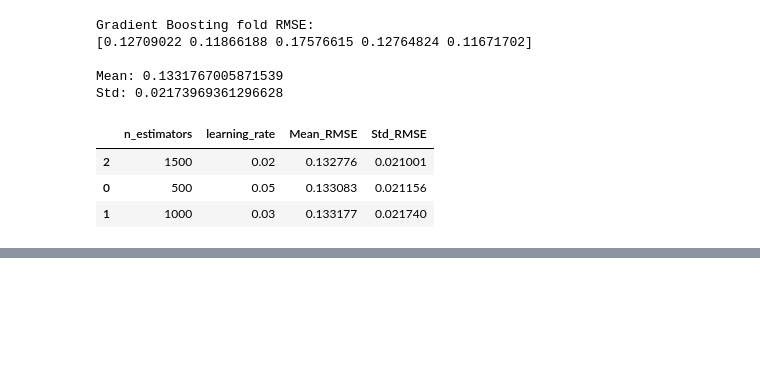
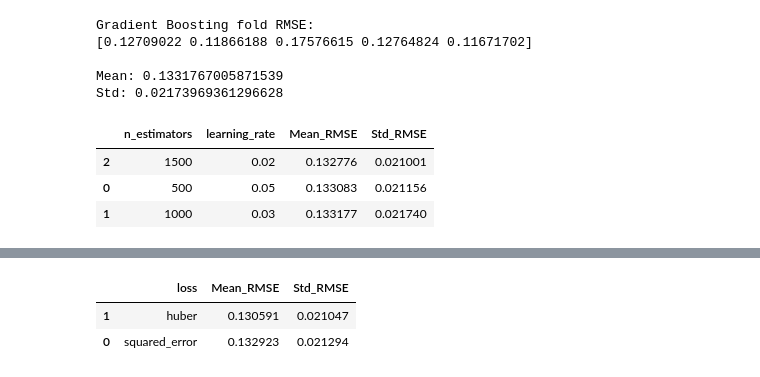
Before and after one commit to Bishu010/House-price-advanced-regression, a Jupyter notebook: notebooks/house_prices.ipynb, the cells around one changed output, grey strips where cells are left out. Saved outputs shown, nothing was run; the diff lists cells and outputs as text; code cells hidden in the pictures; blank space fills up the shorter version.

```diff
--- a/notebooks/house_prices.ipynb
+++ b/notebooks/house_prices.ipynb
@@ -1019,0 +1154,41 @@ gbr_tuning_df.sort_values("Mean_RMSE")
+# %%
+loss_results = []
+
+for loss_type in ["squared_error", "huber"]:
+
+    pipeline = Pipeline([
+        ("preprocessor", preprocessor),
+        ("model", GradientBoostingRegressor(
+            n_estimators=1500,
+            learning_rate=0.02,
+            max_depth=3,
+            min_samples_leaf=8,
+            loss=loss_type,
+            random_state=42
+        ))
+    ])
+
+    scores = cross_val_score(
+        pipeline,
+        X,
+        y,
+        cv=kf,
+        scoring="neg_root_mean_squared_error",
+        n_jobs=-1
+    )
+
+    rmse_scores = -scores
+
+    loss_results.append({
+        "loss": loss_type,
+        "Mean_RMSE": rmse_scores.mean(),
+        "Std_RMSE": rmse_scores.std()
+    })
+
+loss_results_df = pd.DataFrame(loss_results)
+
+loss_results_df.sort_values("Mean_RMSE")
+# %% [output]
+|  | loss | Mean_RMSE | Std_RMSE |
+| 1 | huber | 0.130591 | 0.021047 |
+| 0 | squared_error | 0.132923 | 0.021294 |
```
Also changed, not shown: parts of 26 cells of this notebook, 1 other file.
